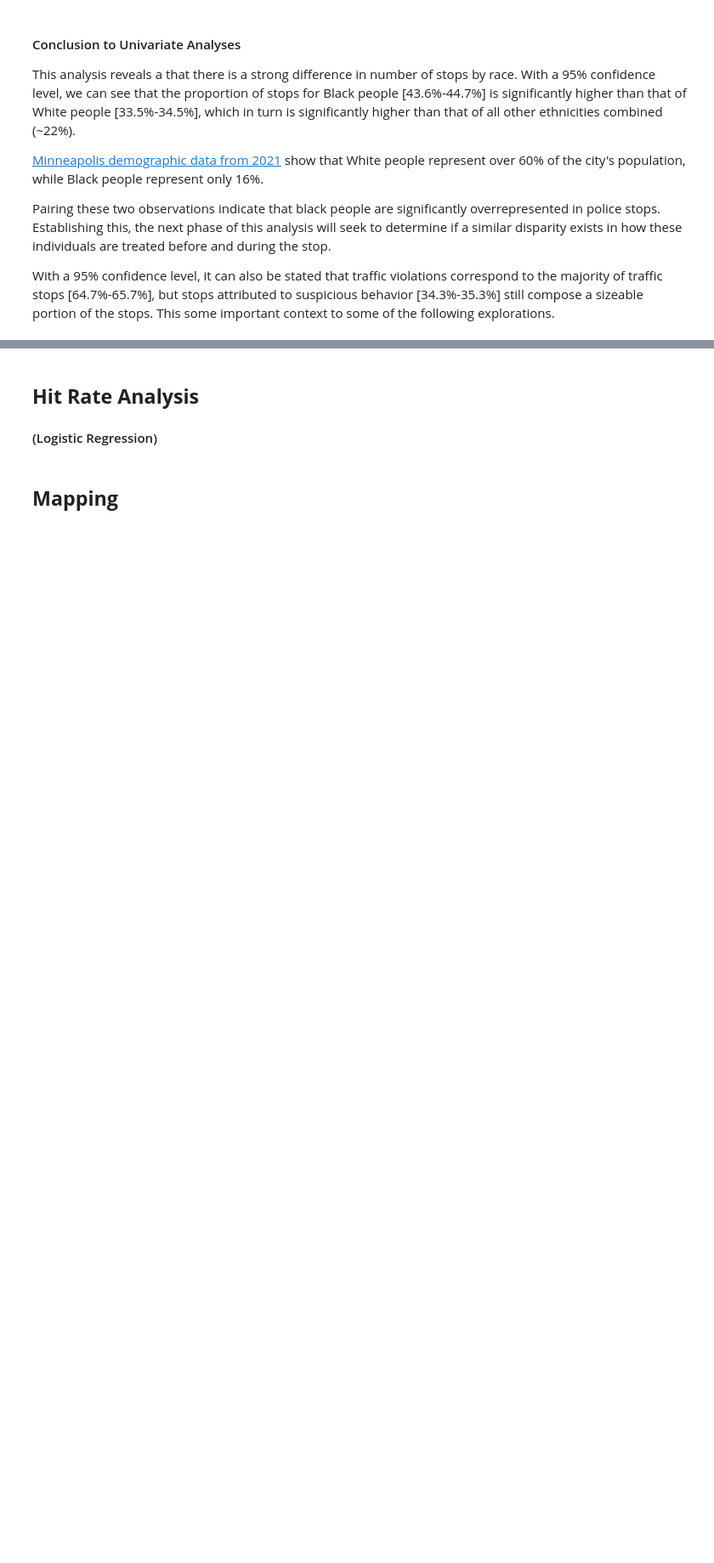
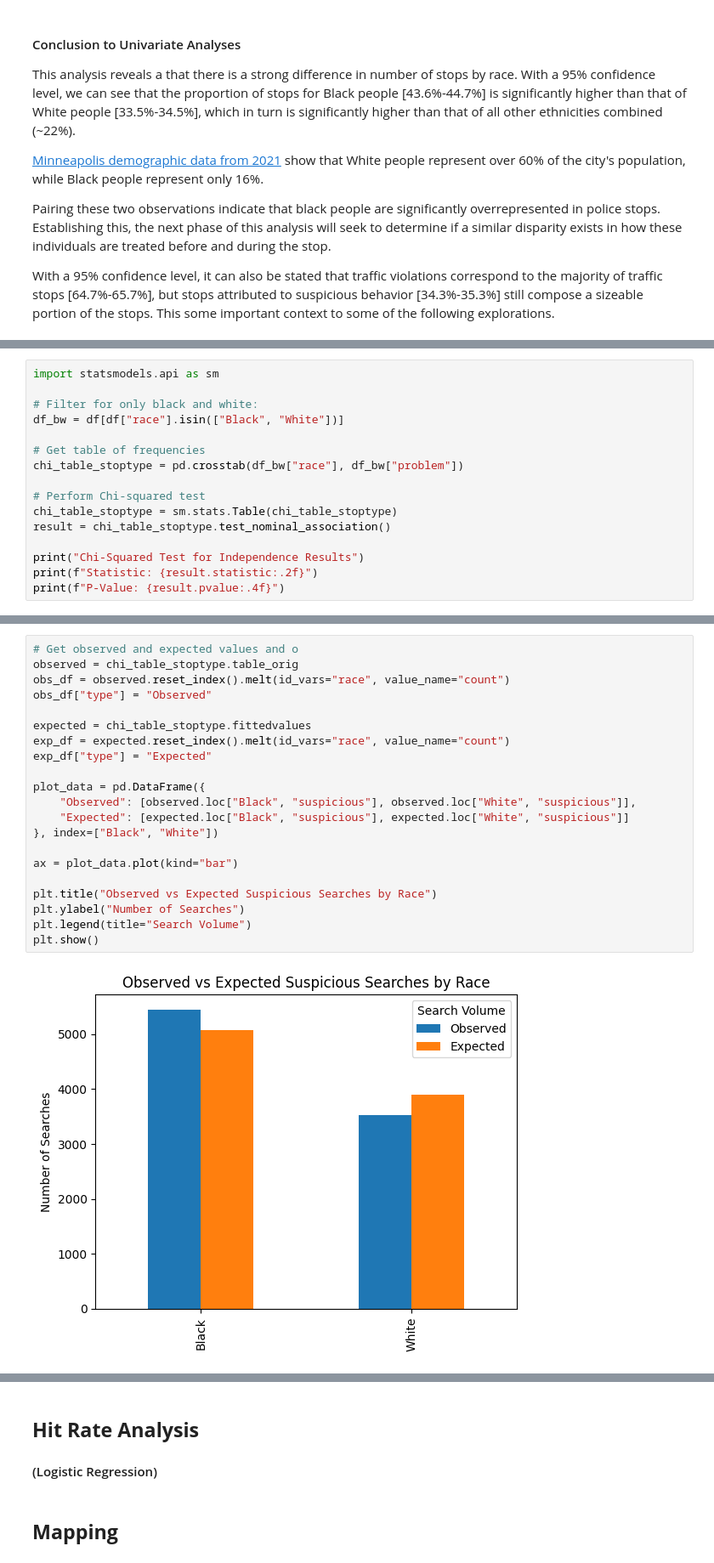
Before and after one commit to feliperapacci/MplsStops-Analysis, a Jupyter notebook: analyses.ipynb, the cells around one changed output, grey strips where cells are left out. Shown at 85% size. Cells and saved outputs as stored; diff of their text form; blank space fills up the shorter version.

```diff
--- a/analyses.ipynb
+++ b/analyses.ipynb
@@ -280,0 +354,16 @@ With a 95% confidence level, it can also be stated that traffic violations corre
+# %%
+import statsmodels.api as sm
+
+# Filter for only black and white:
+df_bw = df[df["race"].isin(["Black", "White"])]
+
+# Get table of frequencies
+chi_table_stoptype = pd.crosstab(df_bw["race"], df_bw["problem"])
+
+# Perform Chi-squared test
+chi_table_stoptype = sm.stats.Table(chi_table_stoptype)
+result = chi_table_stoptype.test_nominal_association()
+
+print("Chi-Squared Test for Independence Results")
+print(f"Statistic: {result.statistic:.2f}")
+print(f"P-Value: {result.pvalue:.4f}")
@@ -280,0 +376,23 @@ With a 95% confidence level, it can also be stated that traffic violations corre
+# %%
+# Get observed and expected values and o
+observed = chi_table_stoptype.table_orig
+obs_df = observed.reset_index().melt(id_vars="race", value_name="count")
+obs_df["type"] = "Observed"
+
+expected = chi_table_stoptype.fittedvalues
+exp_df = expected.reset_index().melt(id_vars="race", value_name="count")
+exp_df["type"] = "Expected"
+
+plot_data = pd.DataFrame({
+    "Observed": [observed.loc["Black", "suspicious"], observed.loc["White", "suspicious"]],
+    "Expected": [expected.loc["Black", "suspicious"], expected.loc["White", "suspicious"]]
+}, index=["Black", "White"])
+
+ax = plot_data.plot(kind="bar")
+
+plt.title("Observed vs Expected Suspicious Searches by Race")
+plt.ylabel("Number of Searches")
+plt.legend(title="Search Volume")
+plt.show()
+# %% [output]
+[figure, added]
```
Also changed, not shown: parts of 22 cells of this notebook, 1 other file.
